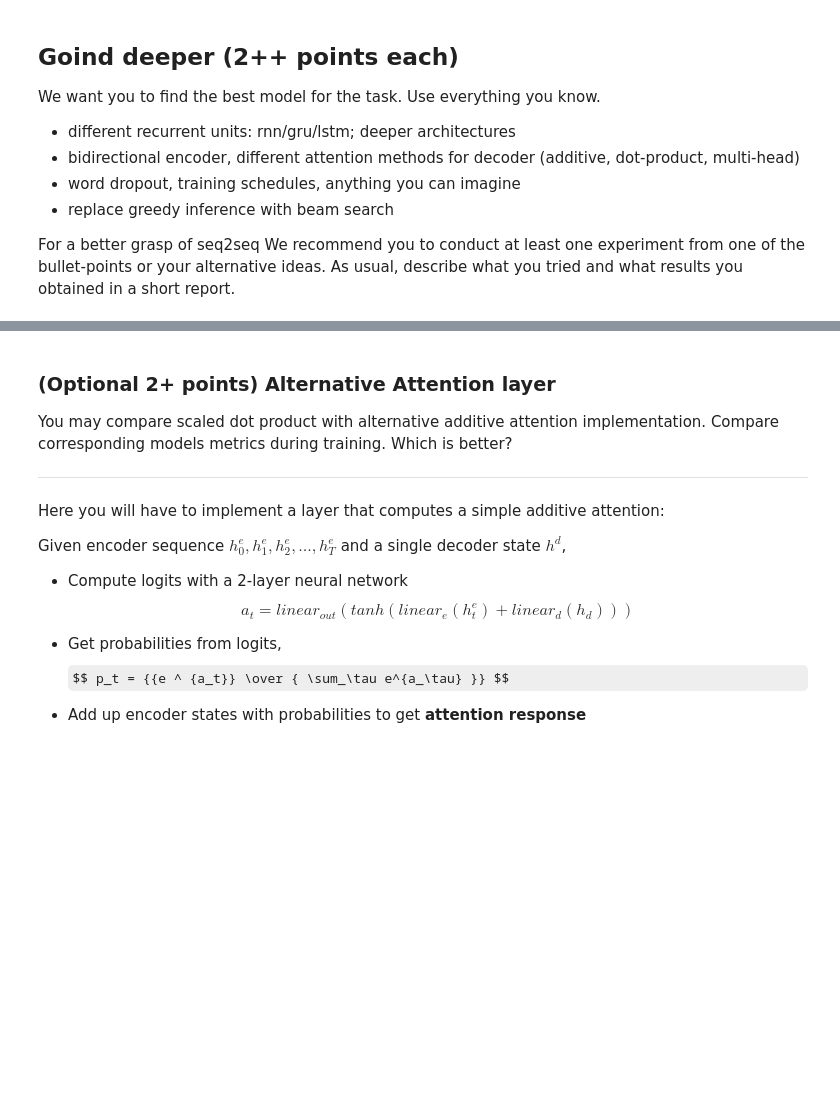
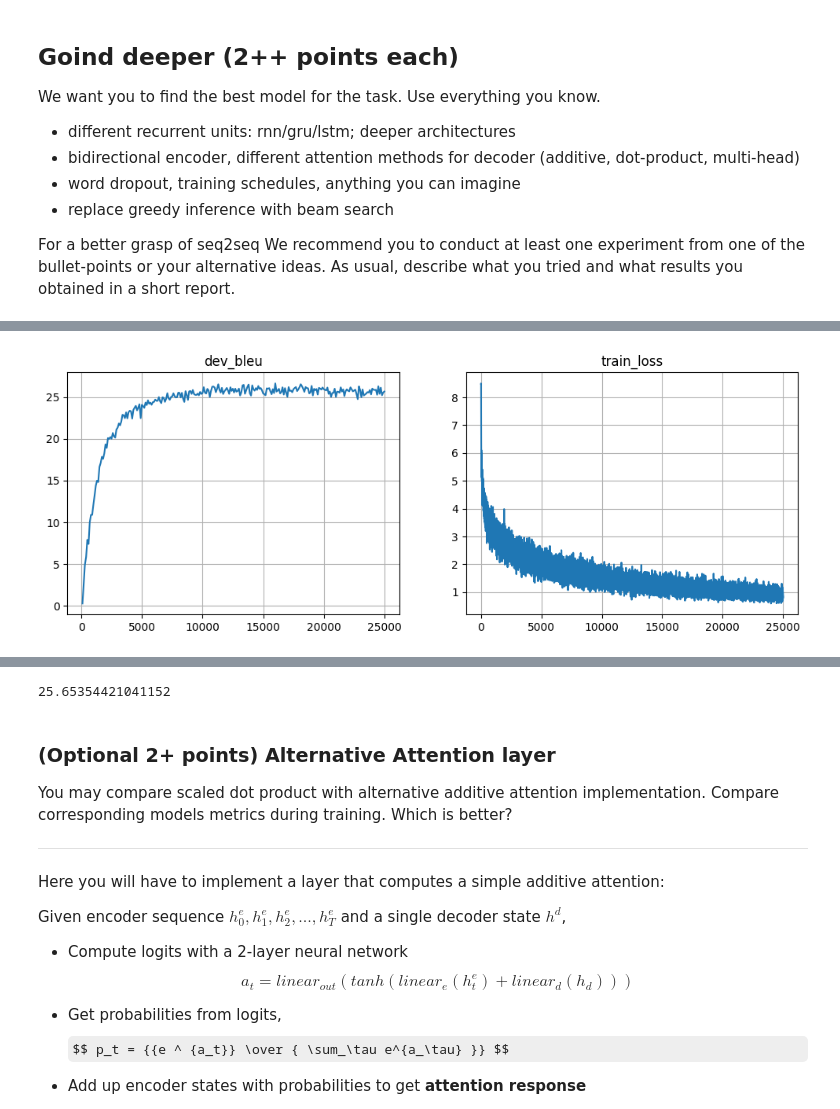
Before and after one commit to ma-tt-a/nlp_course, a Jupyter notebook: week03_attention/new_practice_and_homework.ipynb, the cells around one changed output, grey strips where cells are left out. Drawn from its saved outputs; the diff is of its cells as text; code cells hidden in the pictures; some formulas as TeX source; blank space fills up the shorter version.

```diff
--- a/week03_attention/new_practice_and_homework.ipynb
+++ b/week03_attention/new_practice_and_homework.ipynb
@@ -730,7 +733,7 @@ road tianjin tow@@ cellar mbo@@ canoes baked uld goro@@ jacuzzi ® pass cus@@ ba
 # %%
 inp = dev_inp[::500]
 
-trans, states = model.translate_lines(inp)
+trans, states = attn_model.translate_lines(inp)
 
 # select attention probs from model state (you may need to change this for your custom model)
 # attention_probs below must have shape [batch_size, translation_length, input_length], extracted from states
@@ -738,7 +741,7 @@ trans, states = model.translate_lines(inp)
 attention_probs = np.stack([state[-1].detach().cpu().numpy() for state in states], axis=1)
 # %%
 for i in range(5):
-    draw_attention(inp[i], trans[i], attention_probs[:, i])
+    draw_attention(inp[i], trans[i], attention_probs[i])
 # Does it look fine already? don't forget to save images for anytask!
 # %% [output]
 [interactive output not drawn]
@@ -771,0 +926,9 @@ For a better grasp of seq2seq We recommend you to conduct at least one experimen
+# %%
+dummy_loss = compute_loss(multi_model, dummy_inp_tokens, dummy_out_tokens)
+print("Loss:", dummy_loss)
+# assert np.allclose(dummy_loss.item(), 7.5, rtol=0.1, atol=0.1), "We're sorry for your loss"
+
+# test autograd
+dummy_loss.backward()
+for name, param in multi_model.named_parameters():
+    assert param.grad is not None and abs(param.grad.max()) != 0, f"Param {name} received no gradients"
@@ -771,0 +937,36 @@ For a better grasp of seq2seq We recommend you to conduct at least one experimen
+# %%
+metrics = {'train_loss': [], 'dev_bleu': [] }
+
+multi_model = MultiAttentiveModel("attention", inp_voc, out_voc).to(device)
+opt = torch.optim.Adam(multi_model.parameters(), lr=1e-3)
+batch_size = 32
+# %%
+for _ in trange(25000):
+    step = len(metrics['train_loss']) + 1
+    batch_ix = np.random.randint(len(train_inp), size=batch_size)
+    batch_inp = inp_voc.to_matrix(train_inp[batch_ix]).to(device)
+    batch_out = out_voc.to_matrix(train_out[batch_ix]).to(device)
+
+    # <YOUR CODE: training step using batch_inp and batch_out>
+    opt.zero_grad()
+    logits = multi_model(batch_inp, batch_out)
+    loss_t = compute_loss(multi_model, batch_inp, batch_out)
+    loss_t.backward()
+    opt.step()
+
+    metrics['train_loss'].append((step, loss_t.item()))
+
+    if step % 100 == 0:
+        metrics['dev_bleu'].append((step, compute_bleu(multi_model, dev_inp, dev_out)))
+
+        clear_output(True)
+        plt.figure(figsize=(12,4))
+        for i, (name, history) in enumerate(sorted(metrics.items())):
+            plt.subplot(1, len(metrics), i + 1)
+            plt.title(name)
+            plt.plot(*zip(*history))
+            plt.grid()
+        plt.show()
+        print("Mean loss=%.3f" % np.mean(metrics['train_loss'][-10:], axis=0)[1], flush=True)
+# %% [output]
+[figure, added]
@@ -772,3 +974,7 @@ For a better grasp of seq2seq We recommend you to conduct at least one experimen
+# %%
+compute_bleu(multi_model, dev_inp, dev_out)
+# %% [output]
+25.65354421041152
 # %% [markdown]
 ### (Optional 2+ points) Alternative Attention layer
 
```
Also changed, not shown: parts of 22 cells of this notebook.
